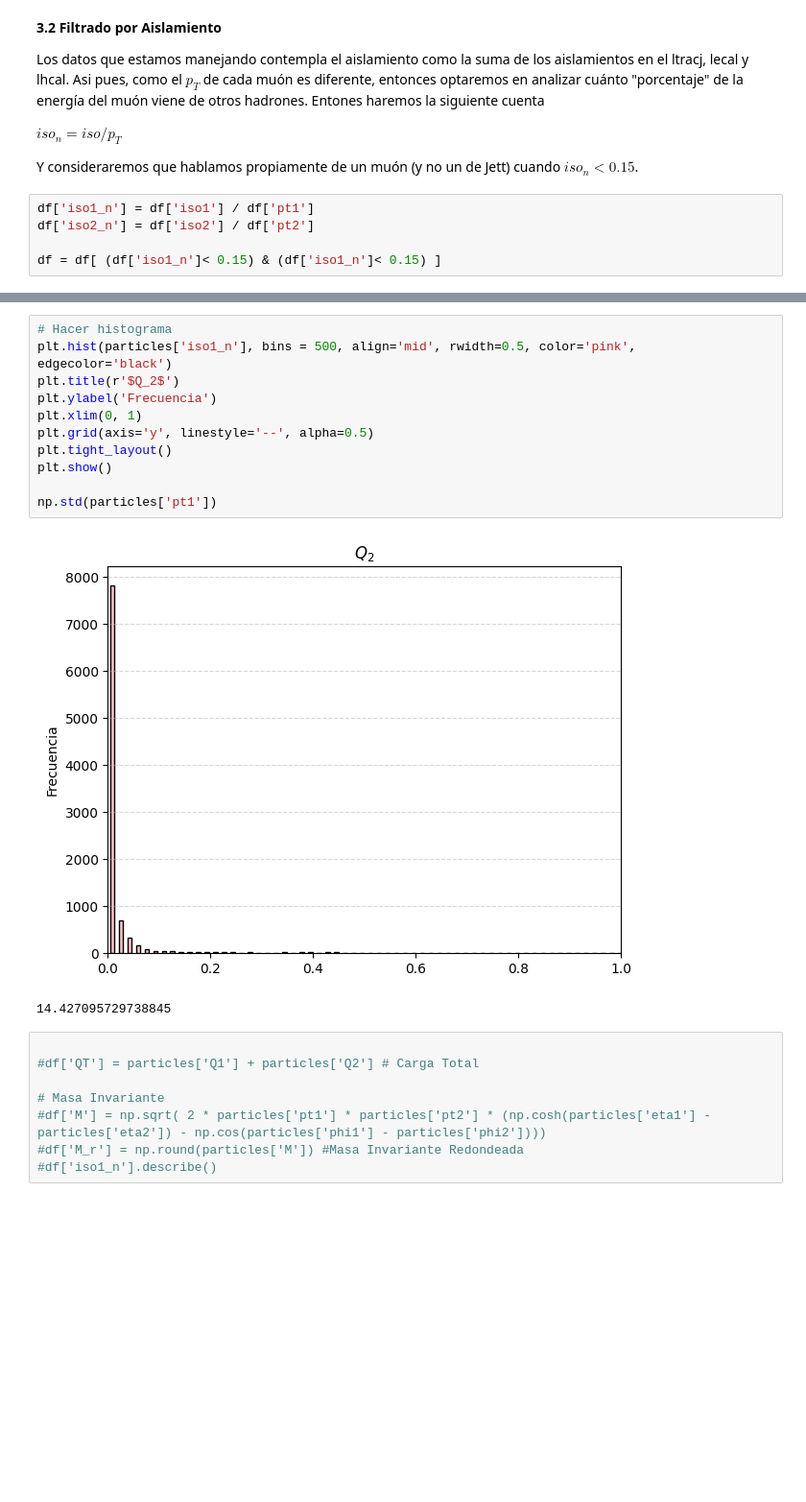
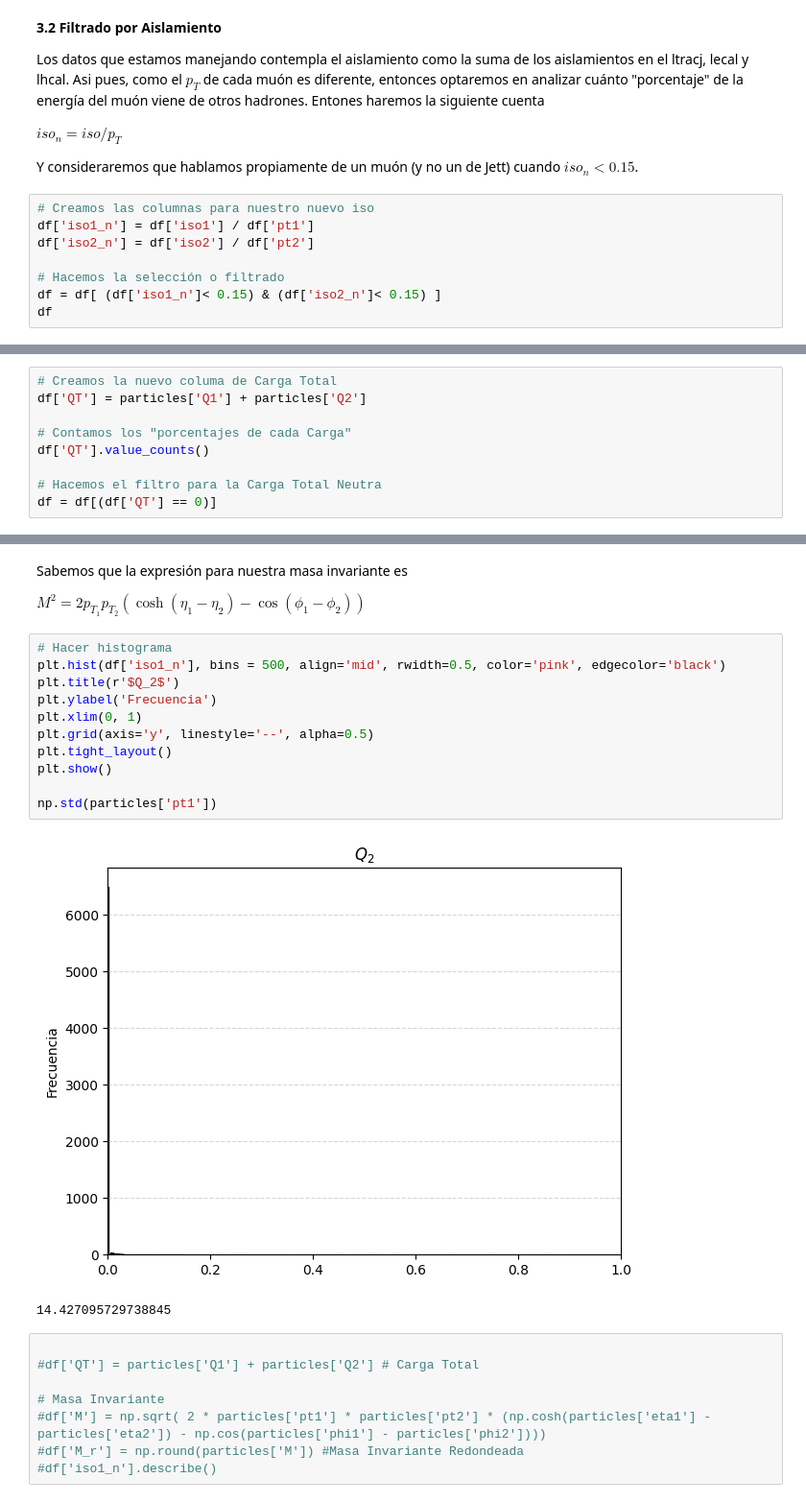
Before and after one commit to ProgramasParaFisicaDeParticulas/lecturadedatosabiertoscmszmumu-Carrazko, a Jupyter notebook: CMSOpenDataZtoMuMu.ipynb, the cells around one changed output, grey strips where cells are left out. Shown at 96% size. Saved outputs shown, nothing was run; the diff lists cells and outputs as text; blank space fills up the shorter version.

```diff
--- a/CMSOpenDataZtoMuMu.ipynb
+++ b/CMSOpenDataZtoMuMu.ipynb
@@ -292,8 +295,11 @@ $iso_n = iso / p_T$
 
 Y consideraremos que hablamos propiamente de un muón (y no un de Jett) cuando $iso_n < 0.15$.
 # %%
+# Creamos las columnas para nuestro nuevo iso
 df['iso1_n'] = df['iso1'] / df['pt1']
 df['iso2_n'] = df['iso2'] / df['pt2']
 
-df = df[ (df['iso1_n']< 0.15) & (df['iso1_n']< 0.15) ]
+# Hacemos la selección o filtrado
+df = df[ (df['iso1_n']< 0.15) & (df['iso2_n']< 0.15) ]
+df
 # %% [output]
@@ -314,0 +343,9 @@ De momento no nos enfocaremos en todos los datos
+# %%
+# Creamos la nuevo columa de Carga Total
+df['QT'] = particles['Q1'] + particles['Q2']
+
+# Contamos los "porcentajes de cada Carga"
+df['QT'].value_counts()
+
+# Hacemos el filtro para la Carga Total Neutra
+df = df[(df['QT'] == 0)]
@@ -315,16 +370,20 @@ De momento no nos enfocaremos en todos los datos
+# %% [markdown]
+Sabemos que la expresión para nuestra masa invariante es
+
+$M^2 = 2p_{T_1}p_{T_2} \left( \cosh \left( \eta_1 - \eta_2 \right) - \cos \left( \phi_1 - \phi_2 \right) \right) $
 # %%
 # Hacer histograma
-plt.hist(particles['iso1_n'], bins = 500, align='mid', rwidth=0.5, color='pink', edgecolor='black')
+plt.hist(df['iso1_n'], bins = 500, align='mid', rwidth=0.5, color='pink', edgecolor='black')
 plt.title(r'$Q_2$')
 plt.ylabel('Frecuencia')
 plt.xlim(0, 1)
 plt.grid(axis='y', linestyle='--', alpha=0.5)
 plt.tight_layout()
 plt.show()
 
 np.std(particles['pt1'])
 # %% [output]
-[figure, old version]
+[figure, new version]
 14.427095729738845
 # %%
 
```
Also changed, not shown: parts of 9 cells of this notebook.
